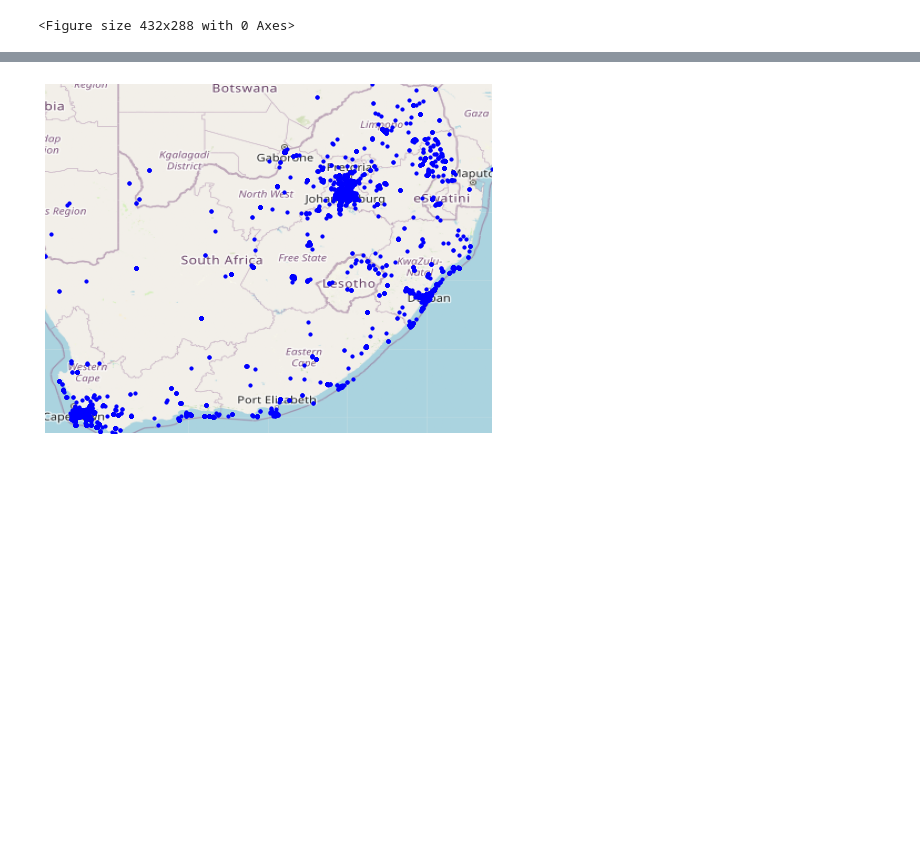
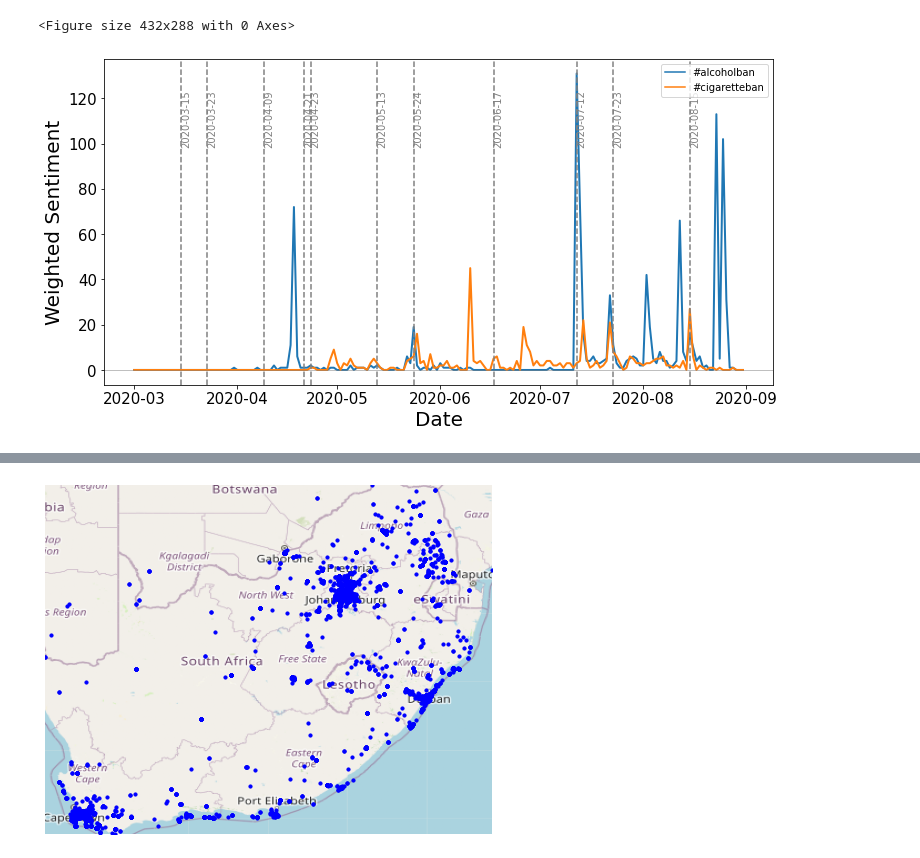
Before and after one commit to tomashege/research_project, a Jupyter notebook: Tomas/notebooks/tweet_analysis.ipynb, the cells around one changed output, grey strips where cells are left out. Saved outputs shown, nothing was run; the diff lists cells and outputs as text; code cells hidden in the pictures; blank space fills up the shorter version.

```diff
--- a/Tomas/notebooks/tweet_analysis.ipynb
+++ b/Tomas/notebooks/tweet_analysis.ipynb
@@ -526,31 +526,32 @@ hashtags_to_find(['covid19', 'covid_19', 'covid19sa', 'coronavirussa'])
 cb = pd.DataFrame(build_dt(tweets[tweets['hashtags'].apply(lambda x: 'cigaretteban' in x)]), columns=['date', 'count'])
 ab = pd.DataFrame(build_dt(tweets[tweets['hashtags'].apply(lambda x: 'alcoholban' in x)]), columns=['date', 'count'])
 cb['type'] = '#cigaretteban'
 ab['type'] = '#alcoholban'
 combined = ab.append(cb)
 # combined.loc[combined['type'] == 'cigarette', 'count'] *= -1
-plt.figure(figsize=12, 6))
+plt.figure(figsize=(12, 6))
 p = sns.lineplot(data=combined.rename(columns={'count':'Frequency', 'date':'Date'}),
              x='Date',
              y='Frequency',
              hue='type',
              color = "orangered",
              linewidth = 2)
 
 p.axhline(0, color='grey', lw=0.5)
 p.tick_params(labelsize=15)
 p.set_xlabel("Date",fontsize=20)
 p.set_ylabel("Weighted Sentiment",fontsize=20)
 legend = p.legend()
 legend.texts[1].set_text("#cigaretteban")
 legend.texts[0].set_text("#alcoholban")
 
 pres_speaks_dates =['2020-03-15','2020-03-23','2020-04-09','2020-04-21','2020-04-23','2020-05-13','2020-05-24','2020-06-17','2020-07-12','2020-07-23','2020-08-15']
 
 for i in pres_speaks_dates:
     plt.axvline(i, c='grey', ls = "--", label = str(i))
     plt.text(i,99,i,rotation=90, c = "grey")
 plt.savefig("/Users/tomashegewisch/research_project/Tomas/charts/hastag_freq_overlay/tweet_frequency_cb_ab.png",dpi=300)
 plt.show()
 plt.clf()
 # %% [output]
+[figure, added]
```
Also changed, not shown: parts of 2 cells of this notebook, 13 other files.
